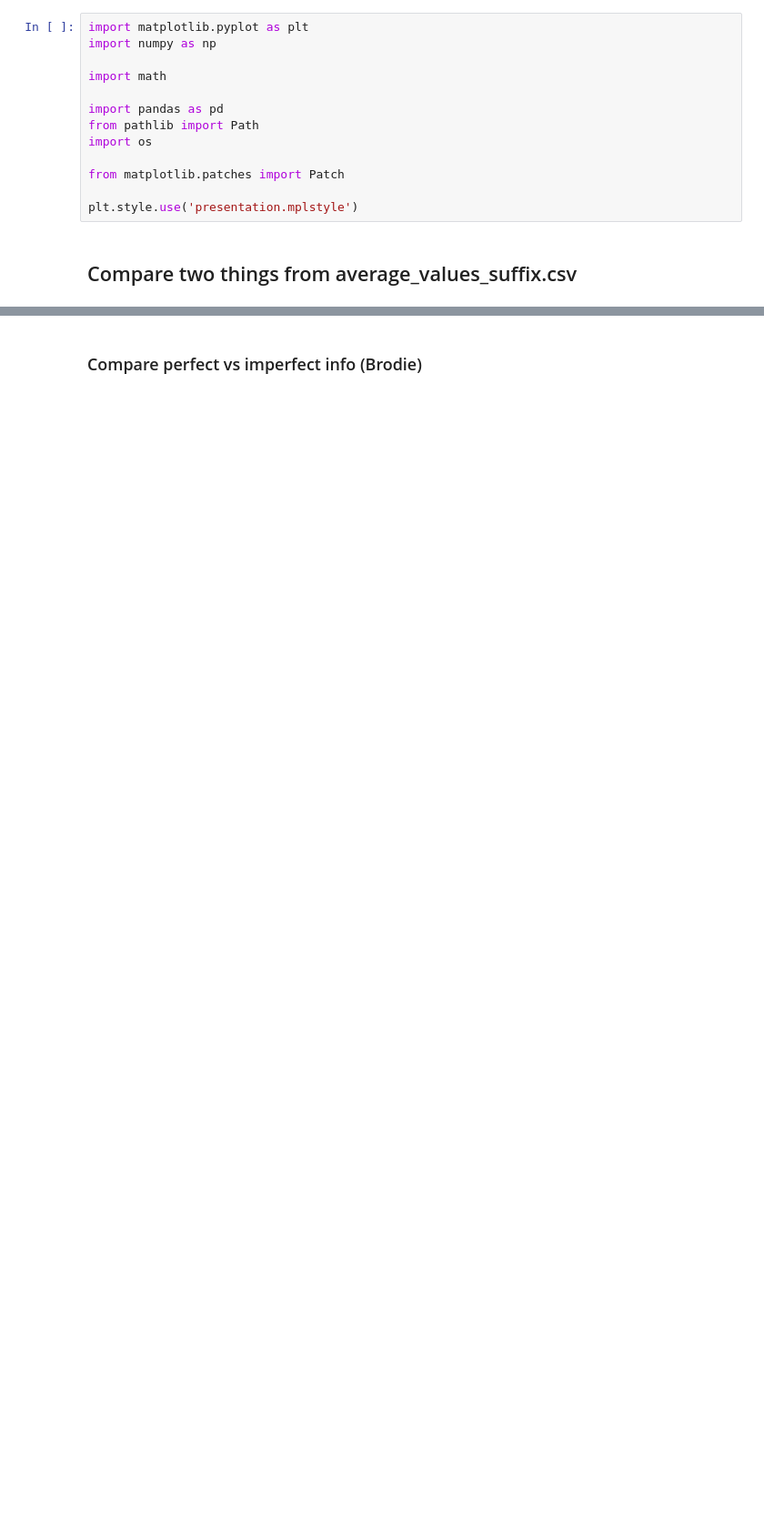
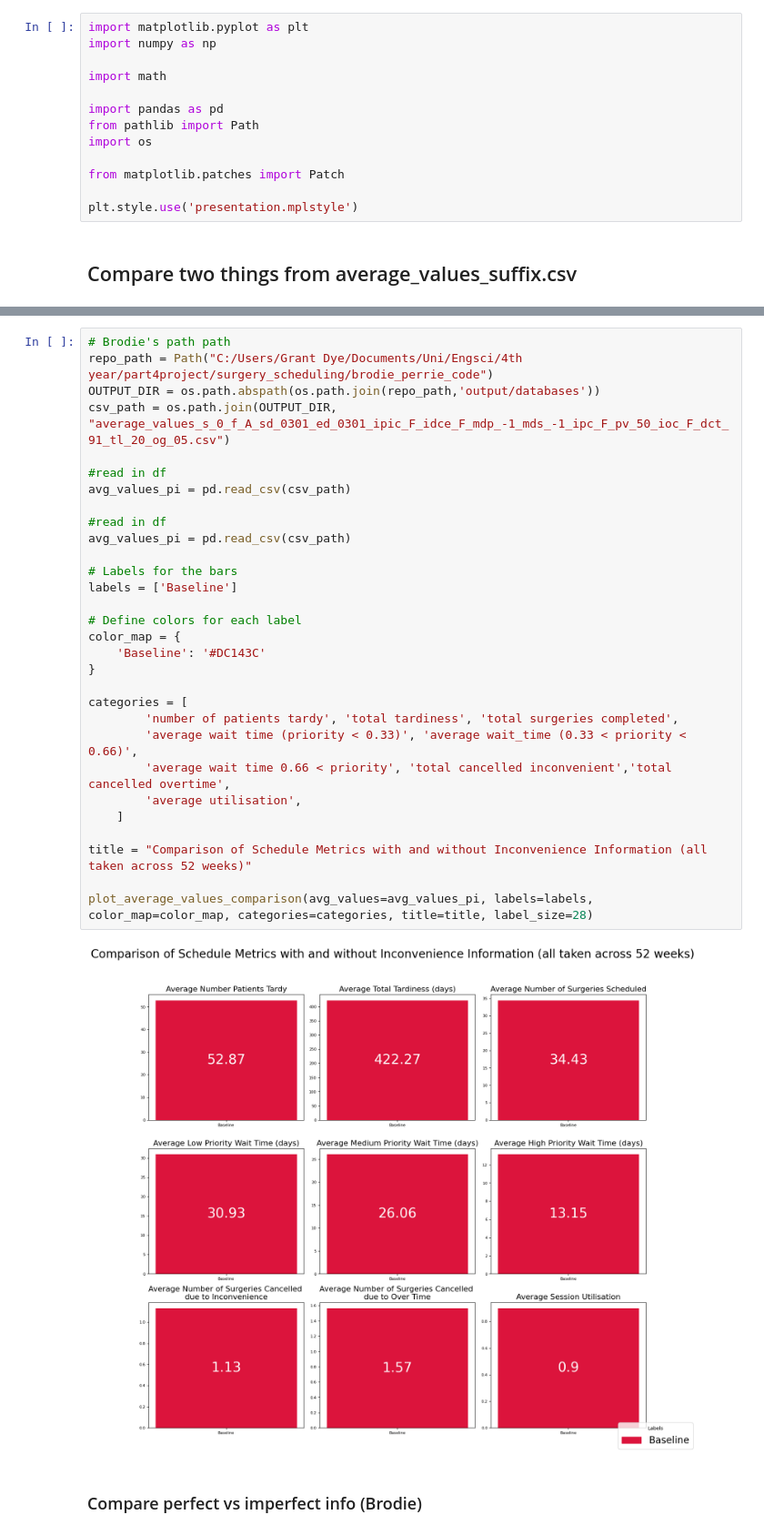
Before and after one commit to brodie11/surgery_scheduling, a Jupyter notebook: brodie_perrie_code/src/scripts/brodie_plotting.ipynb, the cells around one changed output, grey strips where cells are left out. Shown at 91% size. Cells and saved outputs as stored; diff of their text form; blank space fills up the shorter version.

```diff
--- a/brodie_perrie_code/src/scripts/brodie_plotting.ipynb
+++ b/brodie_perrie_code/src/scripts/brodie_plotting.ipynb
@@ -69,3 +71,35 @@ def plot_average_values_comparison(avg_values, color_map, labels, categories, ti
+# %%
+# Brodie's path path
+repo_path = Path("C:/Users/Grant Dye/Documents/Uni/Engsci/4th year/part4project/surgery_scheduling/brodie_perrie_code")
+OUTPUT_DIR = os.path.abspath(os.path.join(repo_path,'output/databases'))
+csv_path = os.path.join(OUTPUT_DIR, "average_values_s_0_f_A_sd_0301_ed_0301_ipic_F_idce_F_mdp_-1_mds_-1_ipc_F_pv_50_ioc_F_dct_91_tl_20_og_05.csv")
+
+#read in df
+avg_values_pi = pd.read_csv(csv_path)
+
+#read in df
+avg_values_pi = pd.read_csv(csv_path)
+
+# Labels for the bars
+labels = ['Baseline']
+
+# Define colors for each label
+color_map = {
+    'Baseline': '#DC143C'
+}
+
+categories = [
+        'number of patients tardy', 'total tardiness', 'total surgeries completed',
+        'average wait time (priority < 0.33)', 'average wait_time (0.33 < priority < 0.66)',
+        'average wait time 0.66 < priority', 'total cancelled inconvenient','total cancelled overtime',
+        'average utilisation',
+    ]
+
+title = "Comparison of Schedule Metrics with and without Inconvenience Information (all taken across 52 weeks)"
+
+plot_average_values_comparison(avg_values=avg_values_pi, labels=labels, color_map=color_map, categories=categories, title=title, label_size=28)
+# %% [output]
+[figure, added]
 # %% [markdown]
 ### Compare perfect vs imperfect info (Brodie)
 # %%
```
Also changed, not shown: parts of 11 cells of this notebook, 5 other files.
